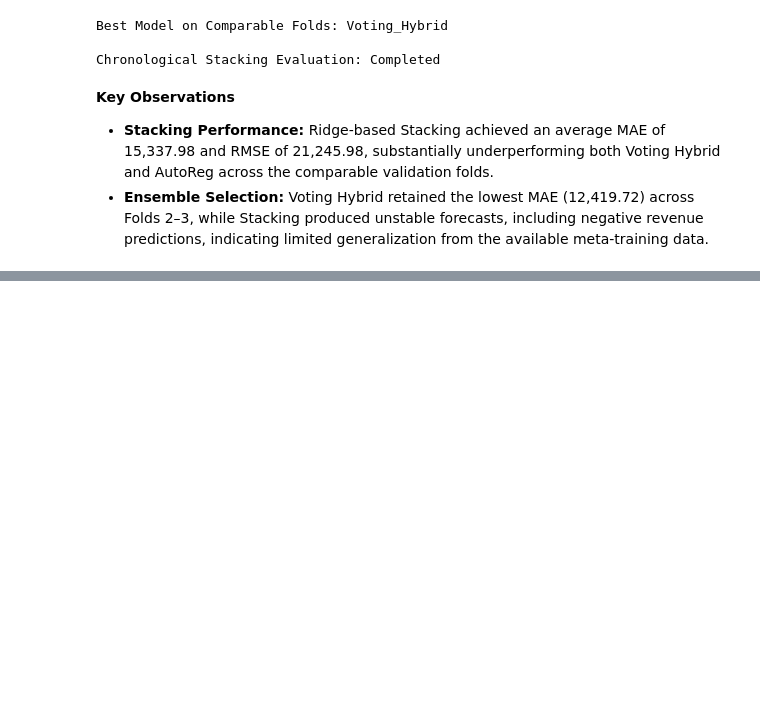
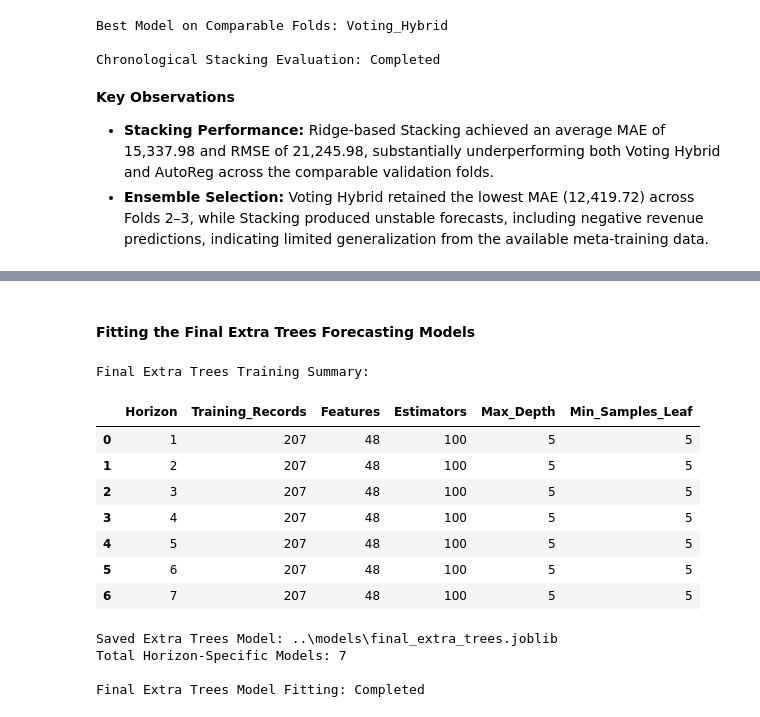
Before and after one commit to TejasMJ/Retail-Sales-Dynamics, a Jupyter notebook: notebooks/05_model_development.ipynb, the cells around one changed output, grey strips where cells are left out. Cells and saved outputs as stored; diff of their text form; code cells hidden in the pictures; blank space fills up the shorter version.

Commit message:
Model comparison added

```diff
--- a/notebooks/05_model_development.ipynb
+++ b/notebooks/05_model_development.ipynb
@@ -5072,0 +5508,69 @@ Chronological Stacking Evaluation: Completed
+# %% [markdown]
+#### Fitting the Final Extra Trees Forecasting Models
+# %%
+final_extra_trees_models = {}
+extra_trees_training_summary = []
+
+for horizon in range(1, forecast_horizon + 1):
+    feature_columns = horizon_feature_columns[horizon]
+    target_column = horizon_target_columns[horizon]
+
+    X_train = train_df[feature_columns]
+    y_train = train_df[target_column]
+
+    model = ExtraTreesRegressor(
+        **best_extra_trees_parameters,
+        random_state=random_seed,
+        n_jobs=-1
+    )
+
+    model.fit(X_train, y_train)
+
+    final_extra_trees_models[horizon] = model
+
+    extra_trees_training_summary.append({
+        "Horizon": horizon,
+        "Training_Records": len(X_train),
+        "Features": X_train.shape[1],
+        "Estimators": model.n_estimators,
+        "Max_Depth": model.max_depth,
+        "Min_Samples_Leaf": model.min_samples_leaf
+    })
+
+extra_trees_training_summary_df = pd.DataFrame(
+    extra_trees_training_summary
+)
+
+final_extra_trees_path = (
+    models_dir / "final_extra_trees.joblib"
+)
+
+joblib.dump(
+    final_extra_trees_models,
+    final_extra_trees_path
+)
+
+assert final_extra_trees_path.exists()
+assert len(final_extra_trees_models) == forecast_horizon
+
+print("Final Extra Trees Training Summary:")
+display(extra_trees_training_summary_df)
+
+print("\nSaved Extra Trees Model:", final_extra_trees_path)
+print("Total Horizon-Specific Models:", len(final_extra_trees_models))
+
+print("\nFinal Extra Trees Model Fitting: Completed")
+# %% [output]
+Final Extra Trees Training Summary:
+|  | Horizon | Training_Records | Features | Estimators | Max_Depth | Min_Samples_Leaf |
+| 0 | 1 | 207 | 48 | 100 | 5 | 5 |
+| 1 | 2 | 207 | 48 | 100 | 5 | 5 |
+| 2 | 3 | 207 | 48 | 100 | 5 | 5 |
+| 3 | 4 | 207 | 48 | 100 | 5 | 5 |
+| 4 | 5 | 207 | 48 | 100 | 5 | 5 |
+| 5 | 6 | 207 | 48 | 100 | 5 | 5 |
+| 6 | 7 | 207 | 48 | 100 | 5 | 5 |
+Saved Extra Trees Model: ..\models\final_extra_trees.joblib
+Total Horizon-Specific Models: 7
+
+Final Extra Trees Model Fitting: Completed
```
Also changed, not shown: parts of 19 cells of this notebook.
